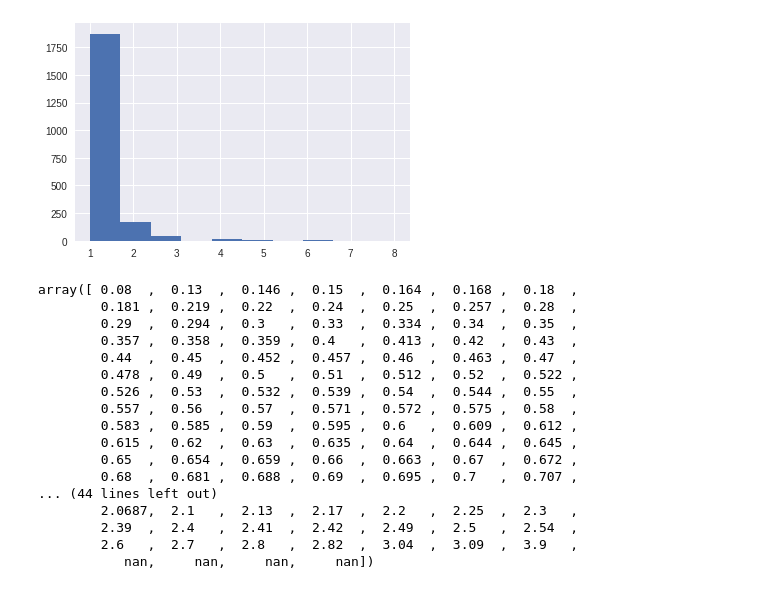
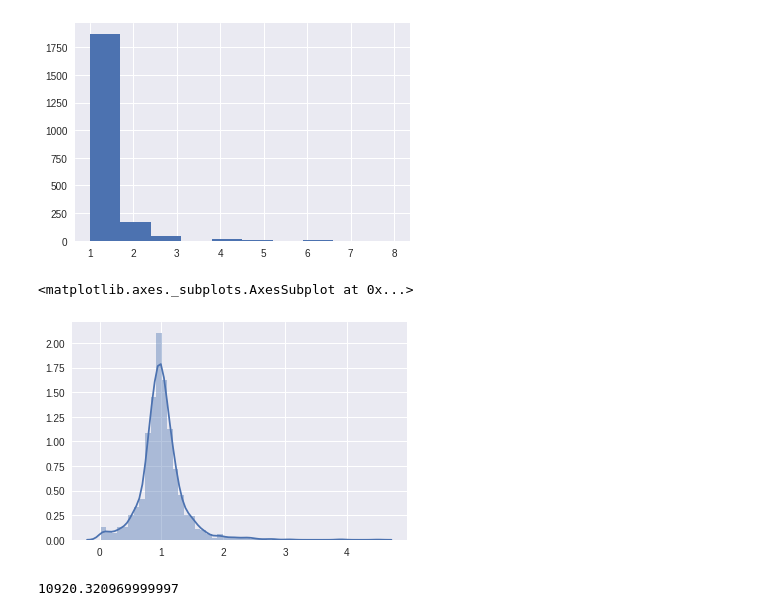
Before and after one commit to saint-germain/population_synthesis, a Jupyter notebook: tools/exoplanets.ipynb, the cells around one changed output. Saved outputs shown, nothing was run; the diff lists cells and outputs as text; code cells hidden in the pictures.

Commit message:
added exoplanet.eu and giant mass plots

```diff
--- a/tools/exoplanets.ipynb
+++ b/tools/exoplanets.ipynb
@@ -14,3 +16,5 @@ deb=pd.read_csv("../prep/exoplanet.eu_catalog.csv")
+# %%
+dems=de[np.isfinite(de.star_mass)]
 # %%
 de=de[np.isfinite(de.star_metallicity)]
 # %%
@@ -83,36 +87,32 @@ plt.hist(npl)
  array([ 1. ,  1.7,  2.4,  3.1,  3.8,  4.5,  5.2,  5.9,  6.6,  7.3,  8. ]),
  <a list of 10 Patch objects>)
 [figure]
+# %%
+mjup=317.83 # in earth masses, as you do
 # %%
-ms,msmin,msmax=[],[],[]
+ms,msmin,msma,gia,ngi=[],[],[],[],[]
+df=dems
+lip=collections.Counter(df.star_name)
+snames=np.array(list(lip.keys()))
+npl=np.array(list(lip.values()))
 mycols=['mass', 'mass_error_min', 'mass_error_max','mass_sini', 'mass_sini_error_min', 'mass_sini_error_max', 'semi_major_axis', 'semi_major_axis_error_min',
        'semi_major_axis_error_max','star_metallicity',
        'star_metallicity_error_min', 'star_metallicity_error_max', 'star_mass',
        'star_mass_error_min', 'star_mass_error_max']
-dd=de[mycols]
+dd=df[mycols]
 for i in snames:
-    filter=de.star_name==i
+    filter=df.star_name==i
     dummy=dd[filter]
     ms+=[dummy.star_mass.iloc[0]]
     msmin+=[dummy.star_mass_error_min.iloc[0]]
     msmax+=[dummy.star_mass_error_max.iloc[0]]
+    giafil=dummy.mass*mjup>10
+    gia+=np.any(giafil)
+    ngi+=giafil.sum()
+    mgi+=dummy.mass[giafil].sum()*mjup
+    mtr+=dummy.mass[~giafil].sum()*mjup
-# %%
-np.unique(ms)
-# %% [output]
-array([ 0.08  ,  0.13  ,  0.146 ,  0.15  ,  0.164 ,  0.168 ,  0.18  ,
-        0.181 ,  0.219 ,  0.22  ,  0.24  ,  0.25  ,  0.257 ,  0.28  ,
-        0.29  ,  0.294 ,  0.3   ,  0.33  ,  0.334 ,  0.34  ,  0.35  ,
-        0.357 ,  0.358 ,  0.359 ,  0.4   ,  0.413 ,  0.42  ,  0.43  ,
-        0.44  ,  0.45  ,  0.452 ,  0.457 ,  0.46  ,  0.463 ,  0.47  ,
-        0.478 ,  0.49  ,  0.5   ,  0.51  ,  0.512 ,  0.52  ,  0.522 ,
-        0.526 ,  0.53  ,  0.532 ,  0.539 ,  0.54  ,  0.544 ,  0.55  ,
-        0.557 ,  0.56  ,  0.57  ,  0.571 ,  0.572 ,  0.575 ,  0.58  ,
-        0.583 ,  0.585 ,  0.59  ,  0.595 ,  0.6   ,  0.609 ,  0.612 ,
-        0.615 ,  0.62  ,  0.63  ,  0.635 ,  0.64  ,  0.644 ,  0.645 ,
-        0.65  ,  0.654 ,  0.659 ,  0.66  ,  0.663 ,  0.67  ,  0.672 ,
-        0.68  ,  0.681 ,  0.688 ,  0.69  ,  0.695 ,  0.7   ,  0.707 ,
-... (44 lines left out)
-        2.0687,  2.1   ,  2.13  ,  2.17  ,  2.2   ,  2.25  ,  2.3   ,
-        2.39  ,  2.4   ,  2.41  ,  2.42  ,  2.49  ,  2.5   ,  2.54  ,
-        2.6   ,  2.7   ,  2.8   ,  2.82  ,  3.04  ,  3.09  ,  3.9   ,
-           nan,     nan,     nan,     nan])
+# %%
+sns.distplot(ms)
+# %% [output]
+<matplotlib.axes._subplots.AxesSubplot at 0x...>
+[figure, added]
@@ -118,0 +121,4 @@ array([ 0.08  ,  0.13  ,  0.146 ,  0.15  ,  0.164 ,  0.168 ,  0.18  ,
+# %%
+dummy.mass[giafil].sum()*mjup
+# %% [output]
+10920.320969999997
```
Also changed, not shown: parts of 2 cells of this notebook.
